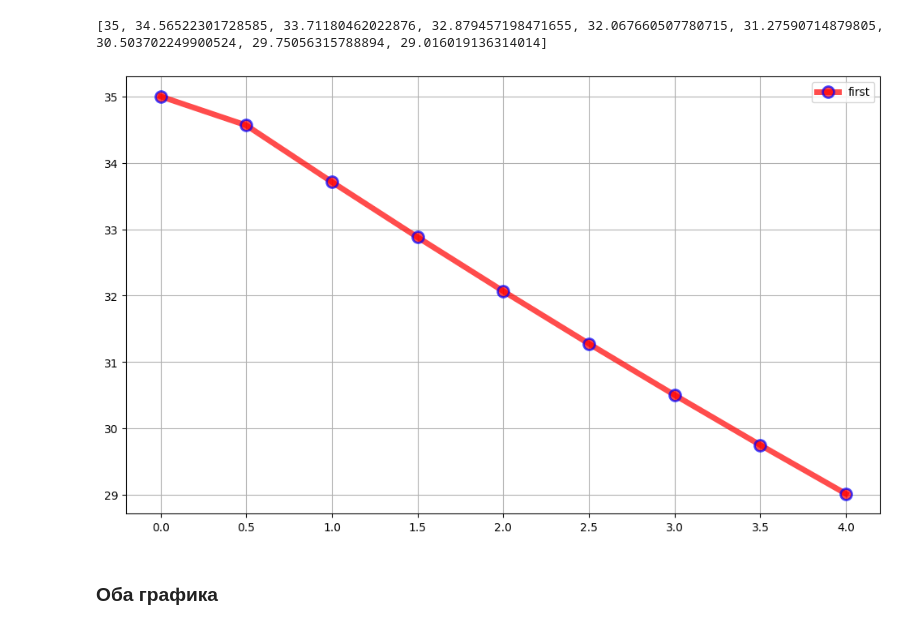
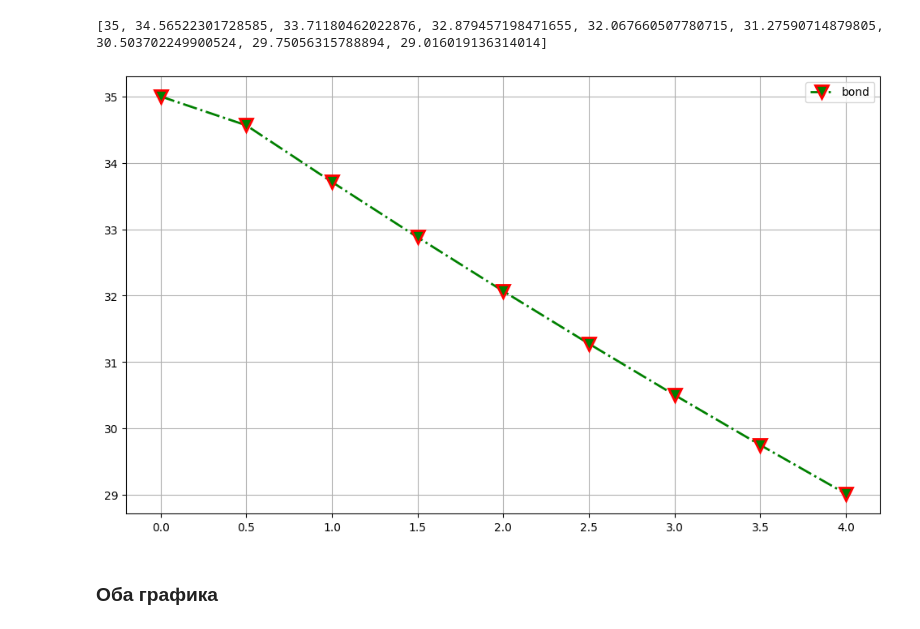
Before and after one commit to ChingisBadmaev/stochastic-process, a Jupyter notebook: lab1/main.ipynb, the cells around one changed output. Drawn from its saved outputs; the diff is of its cells as text; code cells hidden in the pictures.

```diff
--- a/lab1/main.ipynb
+++ b/lab1/main.ipynb
@@ -22,7 +22,7 @@ def second_integrate(a, b, nseg):
     sum = 0
     khi = np.random.normal(0, 1, 1)[0]
     for t in range(0, nseg):
-        x_t = np.random.uniform(a + (nseg - t) / nseg, a + (nseg - t - 1)  / nseg)
+        x_t = np.random.uniform(a + t / nseg, a + (t + 1)  / nseg)
         sum = math.exp(x_t)
     return sum * math.sqrt(a) * khi / nseg
 # %%
@@ -72,14 +72,13 @@ print(ans_2)
 # %%
 x = [0, 1/2, 1, 1 + 1/2, 2, 2 + 1/2, 3, 3 + 1/2, 4]
 y1 = ans_2
 
 plt.figure(figsize=(12, 7))
-
-plt.plot(x, y1, 'o-r', alpha=0.7, label="first", lw=5, mec='b', mew=2, ms=10)
+plt.plot(x, y1, 'v-.g', label="bond", mec='r', lw=2, mew=2, ms=12)
 plt.legend()
 plt.grid(True)
 # %% [output]
-[figure, old version]
+[figure, new version]
 # %% [markdown]
 ### Оба графика
 # %%
```
Also changed, not shown: parts of 2 cells of this notebook.
